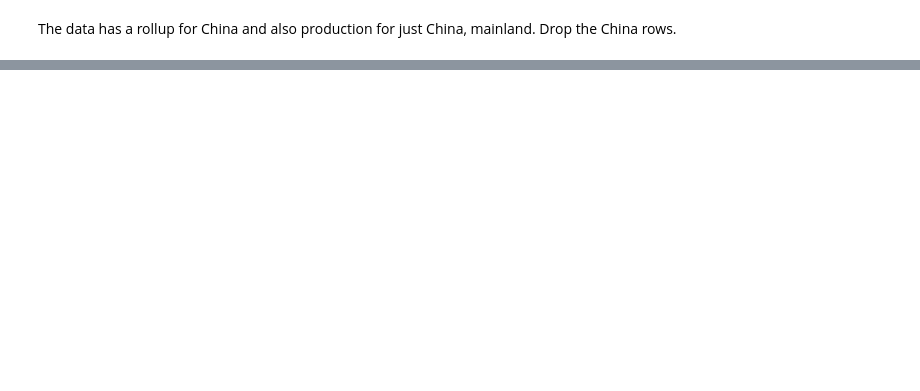
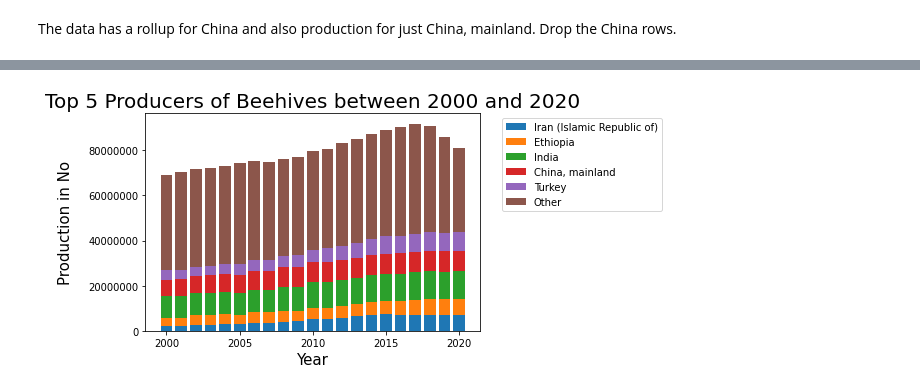
Before and after one commit to polarbearcode/DataAnalysis, a Jupyter notebook: AgricultureData/TopProducers.ipynb, the cells around one changed output, grey strips where cells are left out. Cells and saved outputs as stored; diff of their text form; code cells hidden in the pictures; blank space fills up the shorter version.

```diff
--- a/AgricultureData/TopProducers.ipynb
+++ b/AgricultureData/TopProducers.ipynb
@@ -360 +397,35 @@ def plotProductionCrop(df, item, y1, y2, topX):
+# %%
+def createStackBarPlot(df, item, unit, topX):
+    df['Year'] = [int(i[1:]) for i in df['Year']]
+    countryList = list(set([c for c in df['Label']]))
+    plotDict = {}
+    for country in countryList:
+        countryDf = df[df['Label'] == country]
+        plotDict[country] = countryDf['Amount'].values.T
+    yearList = df['Year'].unique()
+
+    fig, ax = plt.subplots()
+
+    bottom = np.full(len(yearList), 0)
+
+    for country in countryList:
+        ax.bar(yearList, plotDict[country], label=country, bottom=bottom)
+        bottom = bottom + plotDict[country]
+
+    startYear = yearList[0]
+    endRangeYear = yearList[len(yearList) - 1]
+    midYear = findMidPoint(startYear, endRangeYear)
+    quarterYear = findMidPoint(startYear, midYear)
+    threeQuarterYear = findMidPoint(midYear, endRangeYear)
+
+    ax.legend(loc='upper left')
+    ax.ticklabel_format(useOffset=False, style='plain')
+    ax.set_xticks([startYear, quarterYear, midYear, threeQuarterYear, endRangeYear])
+
+    ax.set_title("Top {topX} Producers of {crop} between {y1} and {y2}".format(crop=item, y1 = startYear, y2 = endRangeYear,
+                                                                              topX = topX), fontsize = 20.0)
+    ax.legend(bbox_to_anchor = (1.05, 1), loc = "upper left")
+    ax.set_xlabel("Year", fontsize = 15.0)
+
+    ax.set_ylabel("Production in {unit}".format(unit=unit), fontsize = 15.0, labelpad = 15.0)
 # %%
@@ -375,0 +489,4 @@ plotProductionCrop(agData, "Kiwi fruit", year1, year2, 5)
+# %%
+plotProductionCrop(agData, "Stocks", 'Beehives', year1, year2, 5, keepCols, createPlotFunc=createStackBarPlot)
+# %% [output]
+[figure, added]
```
Also changed, not shown: parts of 9 cells of this notebook.
